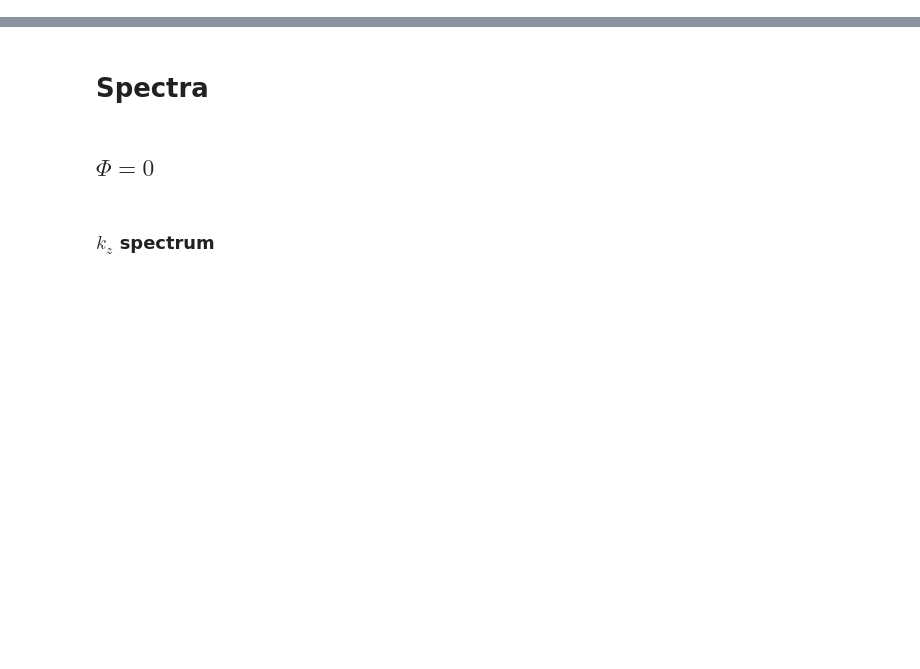
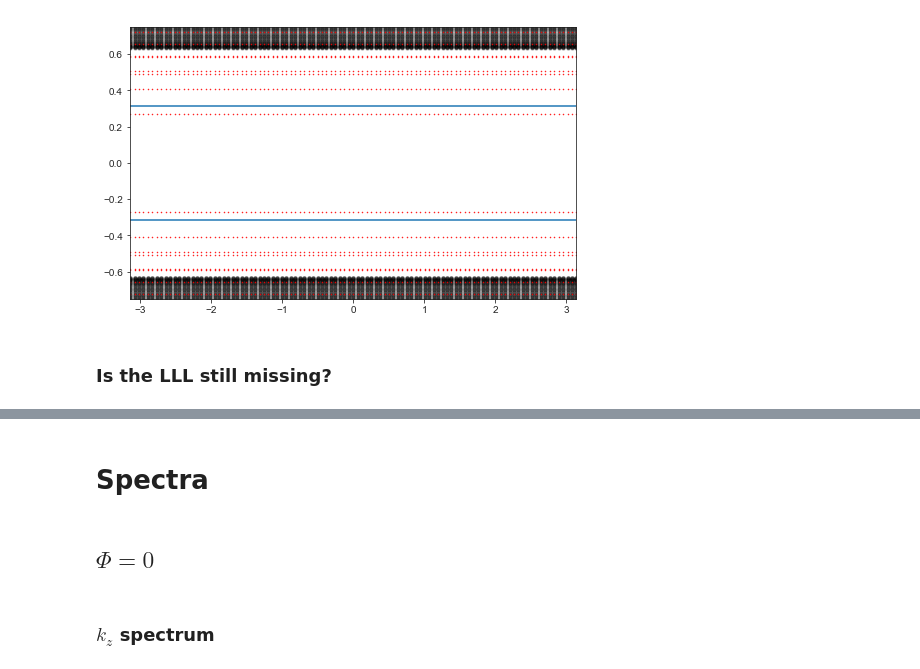
Before and after one commit to leogoutte/SOTI_Butterfly, a Jupyter notebook: Notebooks/surface_modes.ipynb, the cells around one changed output, grey strips where cells are left out. Saved outputs shown, nothing was run; the diff lists cells and outputs as text; code cells hidden in the pictures; blank space fills up the shorter version.

```diff
--- a/Notebooks/surface_modes.ipynb
+++ b/Notebooks/surface_modes.ipynb
@@ -8,0 +91,23 @@ sns.set_style("ticks")
+# %%
+data_bulk=np.loadtxt("soti_slab_spectra_data_bulk.csv",delimiter=',')
+data_surf=np.loadtxt("soti_slab_spectra_data_surf.csv",delimiter=',')
+# %%
+ks_bulk=data_bulk[0::2]
+Es_bulk=data_bulk[1::2]
+ks_surf=data_surf[0::2]
+Es_surf=data_surf[1::2]
+# %%
+Dsurf=-(M+3*t)*D2/np.sqrt(t**2+D2**2)
+# %%
+plt.figure(figsize=(8,5))
+plt.scatter(ks_bulk,Es_bulk,c='k',alpha=0.1,marker='.',s=50)
+plt.scatter(ks_surf,Es_surf,c='r',marker='.',s=1)
+plt.axhline(y=Dsurf)
+plt.axhline(y=-Dsurf)
+plt.ylim(-0.75,0.75)
+plt.xlim(-np.pi,np.pi)
+plt.show()
+# %% [output]
+[figure, added]
+# %% [markdown]
+### Is the LLL still missing?
```
Also changed, not shown: parts of 45 cells of this notebook, 6 other files.
